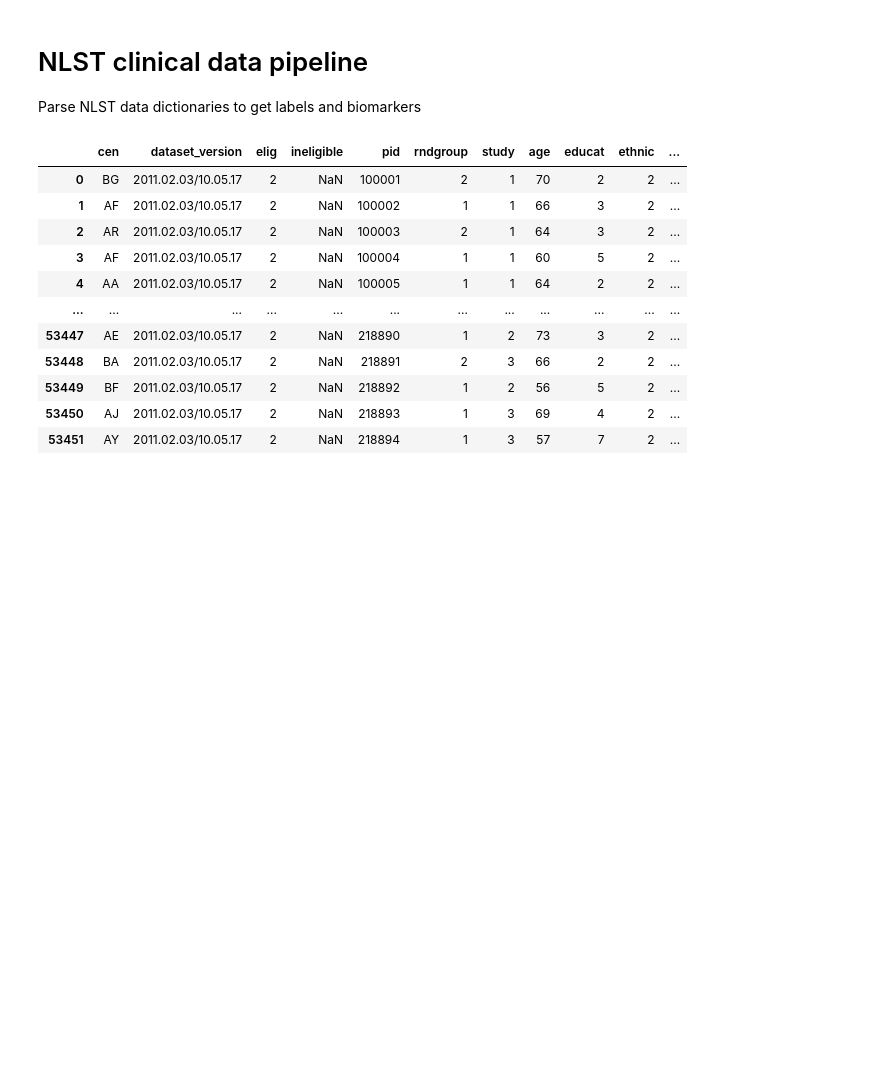
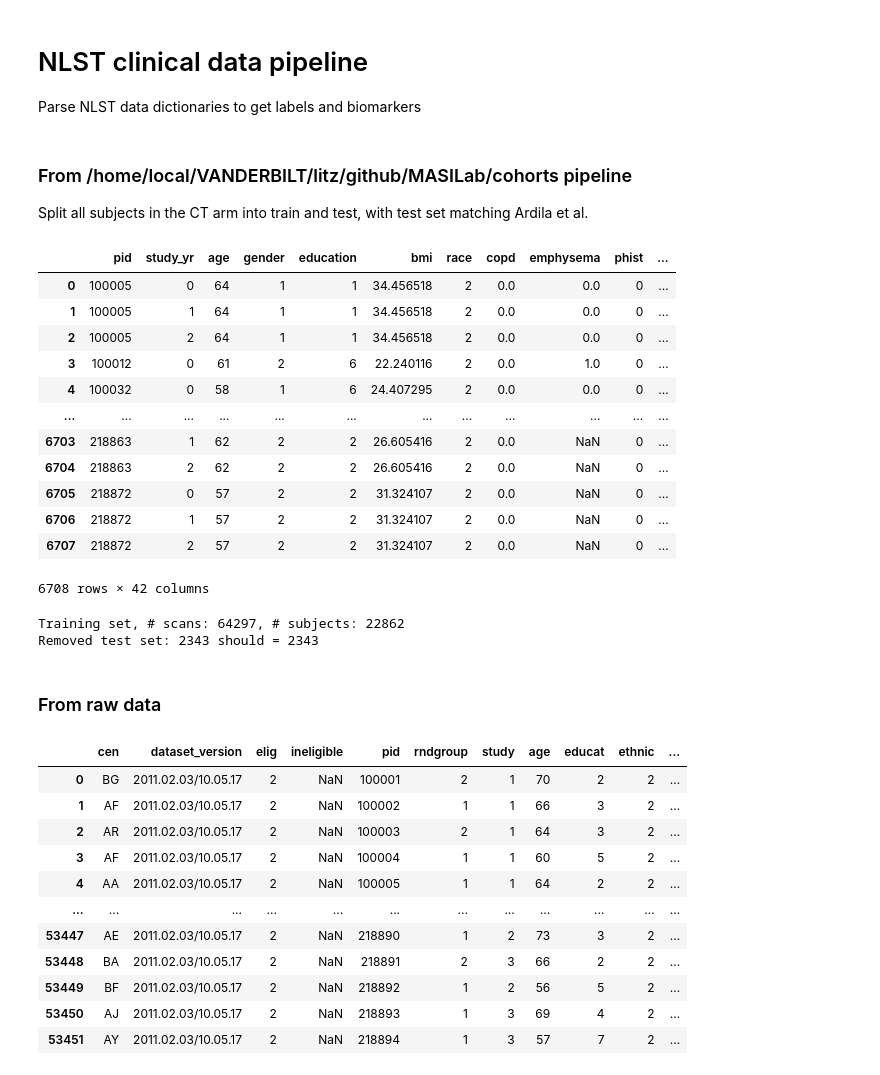
Before and after one commit to MASILab/DeepLungScreening, a Jupyter notebook: notebooks/nlst_cohort.ipynb, the cells around one changed output. Cells and saved outputs as stored; diff of their text form; code cells hidden in the pictures; blank space fills up the shorter version.

```diff
--- a/notebooks/nlst_cohort.ipynb
+++ b/notebooks/nlst_cohort.ipynb
@@ -10,3 +10,42 @@ from os import path
 import numpy as np
 import matplotlib.pyplot as plt
 from math import isnan
+# %% [markdown]
+### From /home/local/VANDERBILT/litz/github/MASILab/cohorts pipeline
+Split all subjects in the CT arm into train and test, with test set matching Ardila  et al.
+# %%
+import sys
+sys.path.append("/home/local/VANDERBILT/litz/github/MASILab/cohorts")
+from nlst.nlst import NLSTCohort
+
+cohort = NLSTCohort(cache='/home/local/VANDERBILT/litz/github/MASILab/cohorts/nlst/nlst.csv', scan_cache='/home/local/VANDERBILT/litz/github/MASILab/cohorts/nlst/nlst_scan.csv')
+scan_cohort = cohort.scan_cohort_df
+scan_cohort = scan_cohort[scan_cohort['scandate'].notnull()]
+scan_cohort['scandate']
+scan_cohort['id'] =scan_cohort['pid'] + 'time' + scan_cohort['scandate'].astype(int).astype(str)
+# scan_cohort.to_csv('/home/local/VANDERBILT/litz/github/MASILab/DeepLungScreening/cohorts/nlst/nlst_cohort_all.csv')
+# %%
+# get test cohort from ardila et al.
+ardila = pd.read_excel('/home/local/VANDERBILT/litz/github/MASILab/cohorts/nlst/ardila_test_set.xlsx', dtype={'patient_id':str})
+scan_cohort['scandate'] = scan_cohort['scandate'].astype(int)
+scan_cohort['study_yr'] = (scan_cohort.groupby('pid')['scandate'].rank(method='dense', ascending=True) - 1).astype(int)
+test_cohort = scan_cohort.merge(ardila, left_on=['pid', 'study_yr'], right_on=['patient_id', 'study_yr'], how='inner')
+test_cohort = test_cohort.groupby(['pid', 'study_yr'], as_index=False).max()
+# test_cohort.to_csv('/home/local/VANDERBILT/litz/github/MASILab/DeepLungScreening/cohorts/nlst/nlst_ardila_test.csv', index=False)
+test_cohort
+# test_cohort = scan_cohort[scan_cohort['pid'].isin(ardila['patient_id'])]
+# test_cohort
+# %% [output]
+|  | pid | study_yr | age | gender | education | bmi | race | copd | emphysema | phist | ... |
+| 0 | 100005 | 0 | 64 | 1 | 1 | 34.456518 | 2 | 0.0 | 0.0 | 0 | ... |
+| 1 | 100005 | 1 | 64 | 1 | 1 | 34.456518 | 2 | 0.0 | 0.0 | 0 | ... |
+| 2 | 100005 | 2 | 64 | 1 | 1 | 34.456518 | 2 | 0.0 | 0.0 | 0 | ... |
+| 3 | 100012 | 0 | 61 | 2 | 6 | 22.240116 | 2 | 0.0 | 1.0 | 0 | ... |
+| 4 | 100032 | 0 | 58 | 1 | 6 | 24.407295 | 2 | 0.0 | 0.0 | 0 | ... |
+| ... | ... | ... | ... | ... | ... | ... | ... | ... | ... | ... | ... |
+| 6703 | 218863 | 1 | 62 | 2 | 2 | 26.605416 | 2 | 0.0 | NaN | 0 | ... |
+| 6704 | 218863 | 2 | 62 | 2 | 2 | 26.605416 | 2 | 0.0 | NaN | 0 | ... |
+| 6705 | 218872 | 0 | 57 | 2 | 2 | 31.324107 | 2 | 0.0 | NaN | 0 | ... |
+| 6706 | 218872 | 1 | 57 | 2 | 2 | 31.324107 | 2 | 0.0 | NaN | 0 | ... |
+| 6707 | 218872 | 2 | 57 | 2 | 2 | 31.324107 | 2 | 0.0 | NaN | 0 | ... |
+6708 rows × 42 columns
@@ -13,3 +64,17 @@ from math import isnan
+# %%
+nlst_all = pd.read_csv('/home/local/VANDERBILT/litz/github/MASILab/cohorts/nlst/nlst_scan.csv', dtype={'pid': str})
+nlst_all = nlst_all[nlst_all['fpath'].notnull()]
+nlst_all['id'] = nlst_all['pid'] + 'time' + nlst_all['scandate'].astype(int).astype(str)
+nlst_train = nlst_all[~nlst_all['pid'].isin(test_cohort['pid'])]
+
+print(f"Training set, # scans: {len(nlst_train)}, # subjects: {len(nlst_train['pid'].unique())}")
+print(f"Removed test set: {len(nlst_all['pid'].unique()) - len(nlst_train['pid'].unique())} should = {len(test_cohort['pid'].unique())}")
+# nlst_train.to_csv('/home/local/VANDERBILT/litz/github/MASILab/DeepLungScreening/cohorts/nlst/nlst_train.csv', index=False)
+# %% [output]
+Training set, # scans: 64297, # subjects: 22862
+Removed test set: 2343 should = 2343
+# %% [markdown]
+### From raw data
 # %%
 # patient dictionaries
 root_dir = "/nfs/masi/NLST/package-nlst-7-2018.09.24"
```
Also changed, not shown: parts of 3 cells of this notebook, 11 other files.
